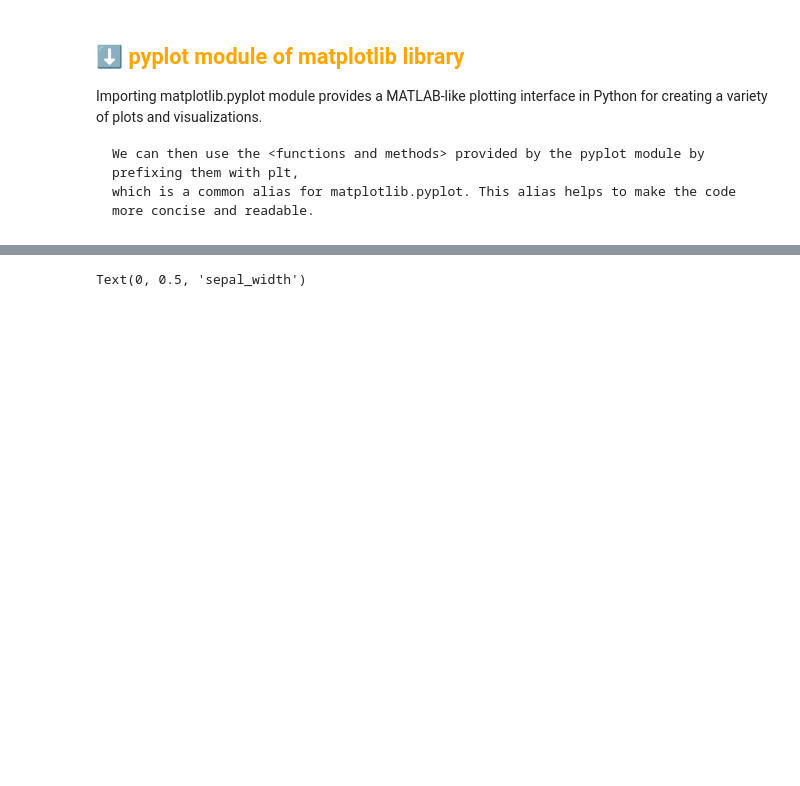
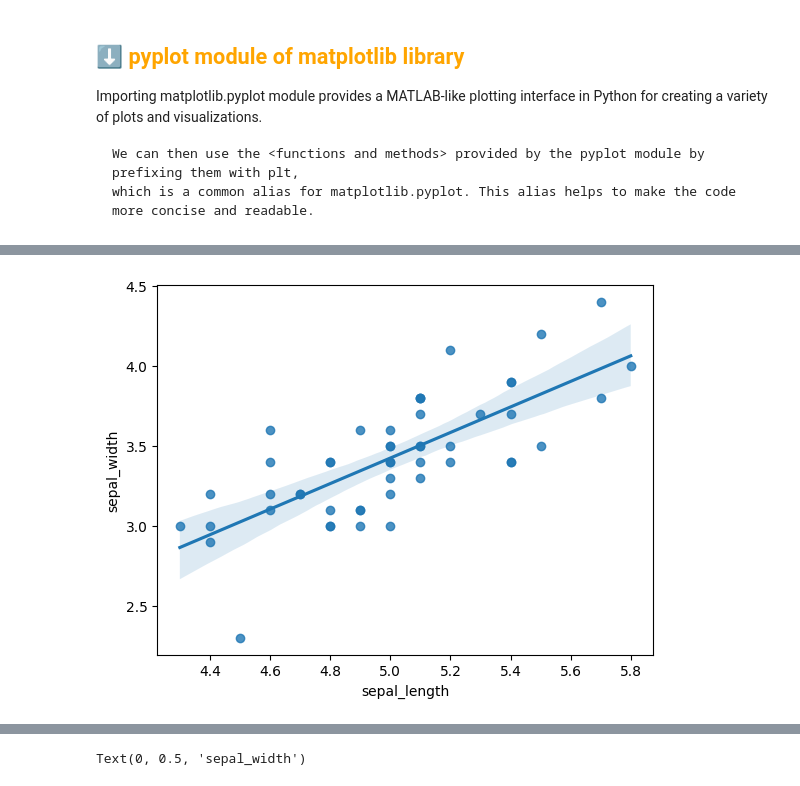
Before and after one commit to SEOWOOJI/Pandas_Stats_Data_Analysis_2025, a Jupyter notebook: scikit_learn.ipynb, the cells around one changed output, grey strips where cells are left out. Drawn from its saved outputs; the diff is of its cells as text; code cells hidden in the pictures; blank space fills up the shorter version.

```diff
--- a/scikit_learn.ipynb
+++ b/scikit_learn.ipynb
@@ -65,3 +119,7 @@ Importing matplotlib.pyplot module provides a MATLAB-like plotting interface in
+# %%
+ax = sns.regplot(x = df1['sepal_length'], y = df1['sepal_width'], data = df1)
+# %% [output]
+[figure, added]
 # %%
 x = list(df['sepal_length'])
 y = list(df['sepal_width'])
```
Also changed, not shown: parts of 25 cells of this notebook.
